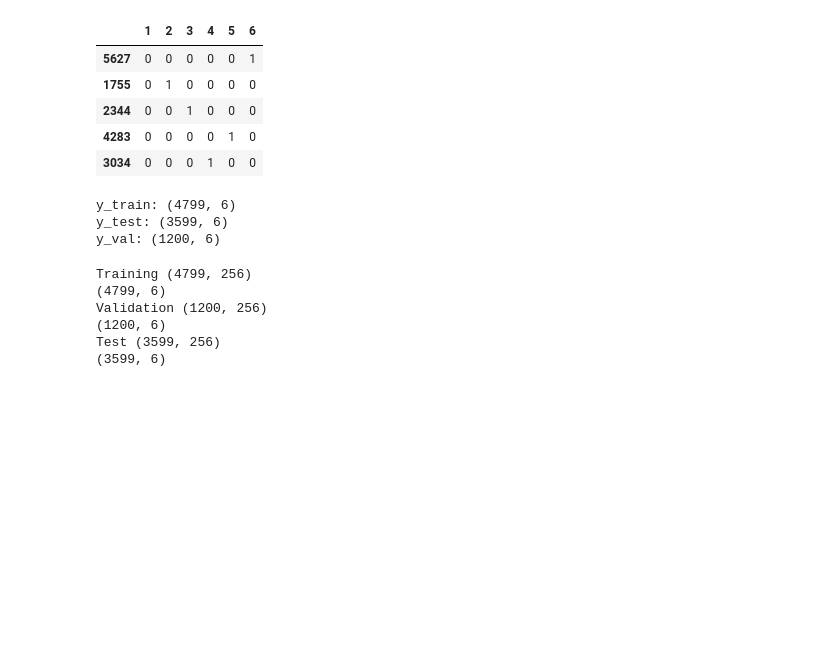
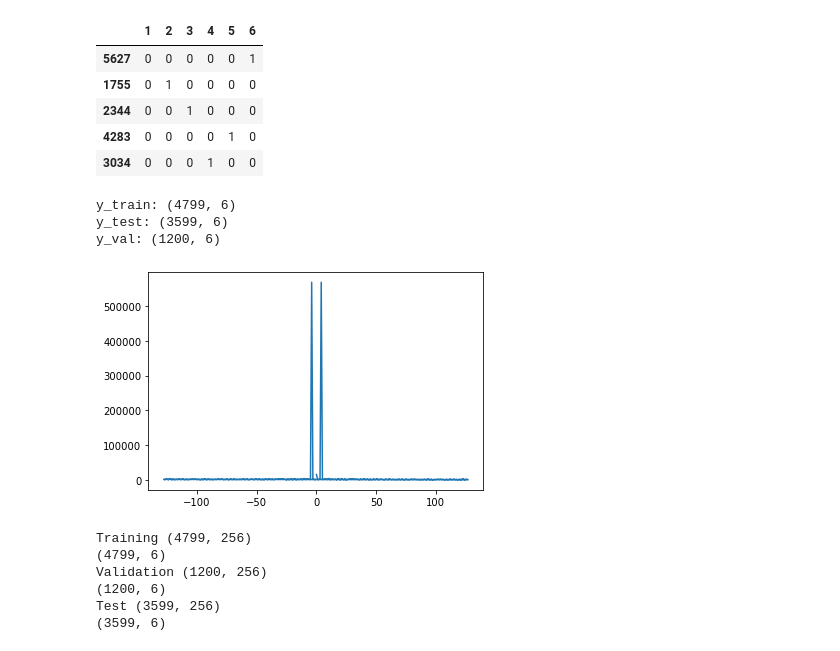
Before and after one commit to purush34/Amrita_Honeywell_Hackathon, a Jupyter notebook: Multi_Layer_Perceptron/Multi_Layer_Perceptron_2.ipynb, the cells around one changed output. Saved outputs shown, nothing was run; the diff lists cells and outputs as text; code cells hidden in the pictures; blank space fills up the shorter version.

```diff
--- a/Multi_Layer_Perceptron/ON_new_data.ipynb
+++ b/Multi_Layer_Perceptron/Multi_Layer_Perceptron_2.ipynb
@@ -134,13 +151,20 @@ x_train = x_train.to_numpy()
 x_test = x_test.to_numpy()
 x_val = x_val.to_numpy()
 for i in range(0,x_train.shape[0]):
-    x_train[i][0:128] = fft(x_train[i][0:128])
+    x_train[i][:] = fft(x_train[i][:])
 
 for i in range(0,x_test.shape[0]):
-    x_test[i][0:128] = fft(x_test[i][0:128])
+    x_test[i][:] = fft(x_test[i][:])
 
 for i in range(0,x_val.shape[0]):
-    x_val[i][0:128] = fft(x_val[i][0:128])
+    x_val[i][:] = fft(x_val[i][:])
+# %%
+yf = x_train[1101][0:256]
+xf = fftfreq(256,1/256)
+plt.plot(xf, np.abs(yf))
+plt.show()
+# %% [output]
+[figure, added]
 # %%
 transform = StandardScaler()
 x_train_tr = transform.fit_transform(x_train)
```
Also changed, not shown: parts of 16 cells of this notebook, 3 other files.
